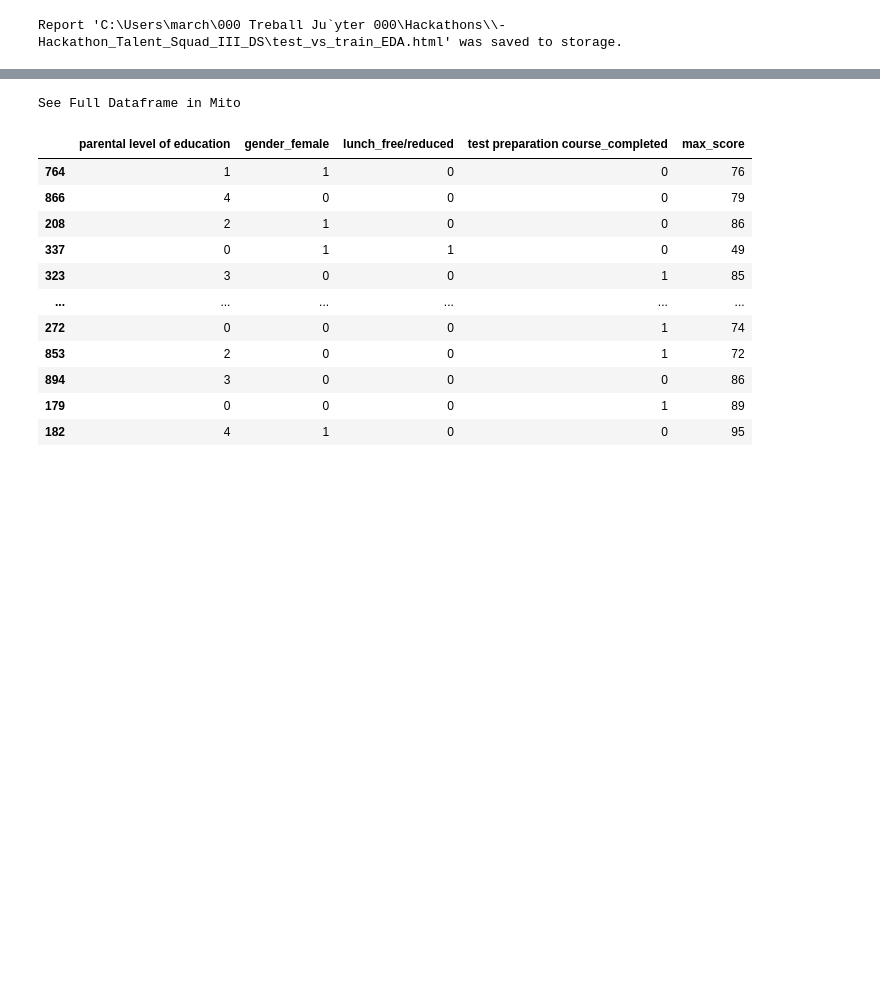
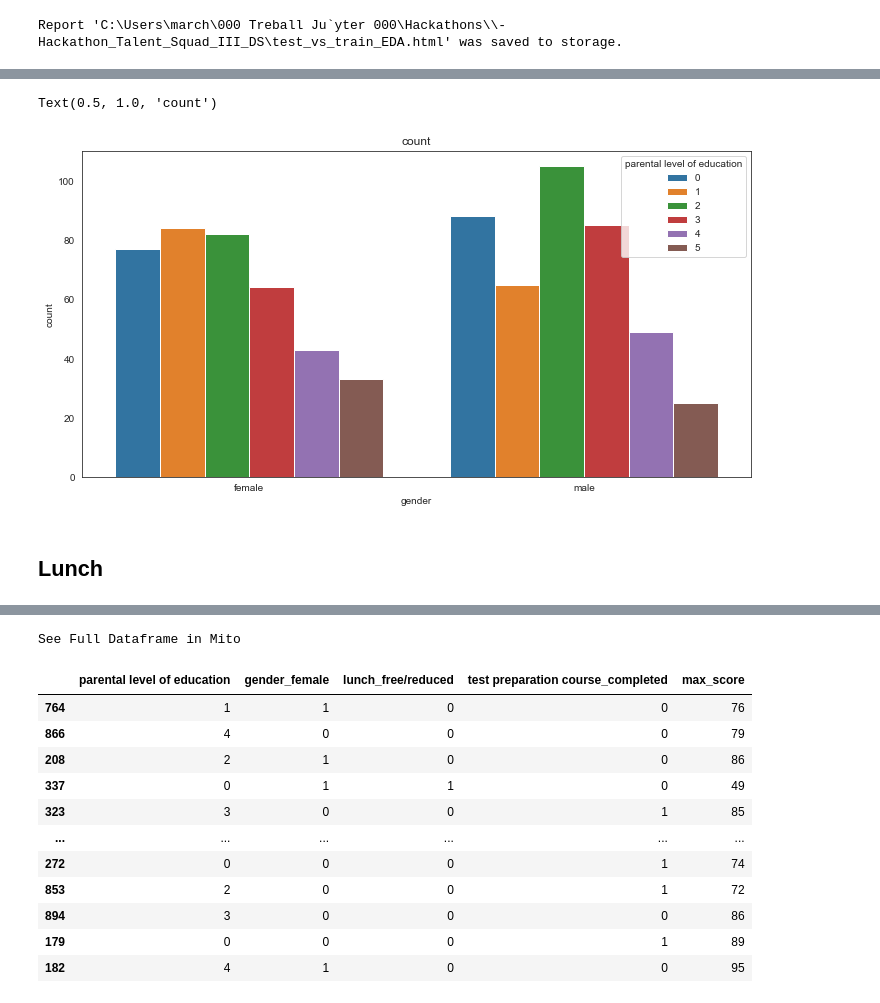
Before and after one commit to MarkusHumetus/-Hackathon_Talent_Squad_III_DS, a Jupyter notebook: main_Notebook.ipynb, the cells around one changed output, grey strips where cells are left out. Cells and saved outputs as stored; diff of their text form; code cells hidden in the pictures; blank space fills up the shorter version.

```diff
--- a/main_Notebook.ipynb
+++ b/main_Notebook.ipynb
@@ -176,0 +297,17 @@ Report 'C:\Users\march\000 Treball Ju`yter 000\Hackathons\\-Hackathon_Talent_Squ
+# %%
+sns.set_style('white')
+# algunos imports y comando para hacer plotting
+%matplotlib inline
+import matplotlib.pyplot as plt
+# pip install seaborn // Si no está instalada esa librería
+import seaborn as sns
+plt.rcParams['figure.figsize'] = (12, 6)
+plt.tight_layout ()
+a = sns.countplot(x='gender', hue='parental level of education', data=df)
+a.set_title('count')
+#a.set_title ('genre')
+# %% [output]
+Text(0.5, 1.0, 'count')
+[figure, added]
+# %% [markdown]
+## Lunch
```
Also changed, not shown: parts of 45 cells of this notebook, 2 other files.
